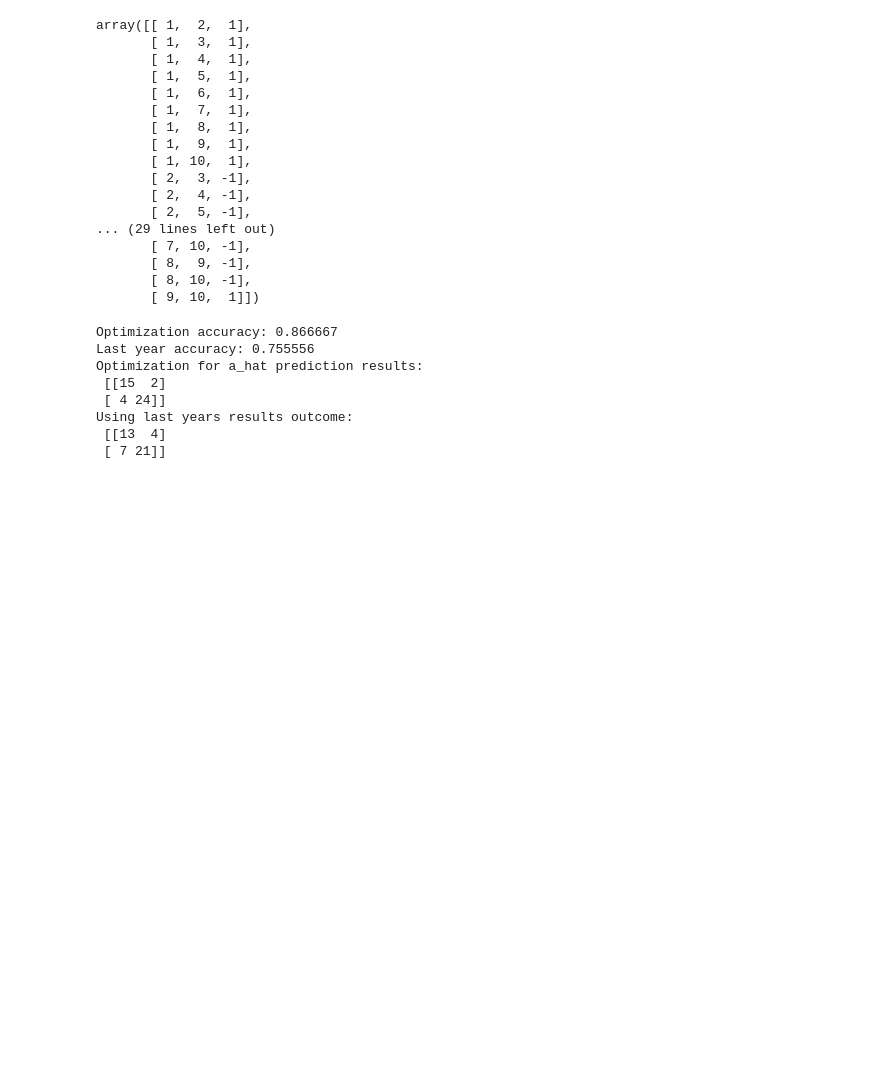
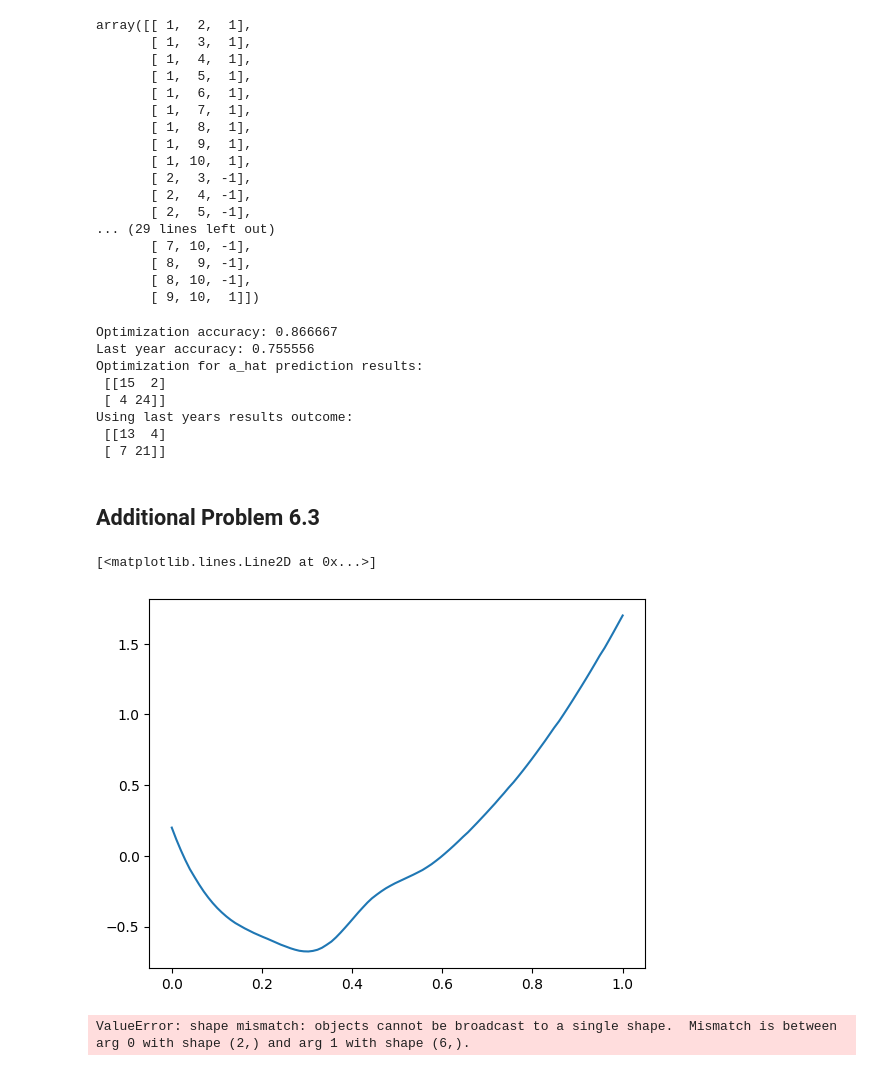
Before and after one commit to Hansespinosa2/cvx-opt-fall24, a Jupyter notebook: homework solutions/hw6/hw6-espinosa-code.ipynb, the cells around one changed output. Saved outputs shown, nothing was run; the diff lists cells and outputs as text; code cells hidden in the pictures; blank space fills up the shorter version.

```diff
--- a/homework solutions/hw6/hw6-espinosa-code.ipynb
+++ b/homework solutions/hw6/hw6-espinosa-code.ipynb
@@ -95,3 +95,50 @@ Optimization for a_hat prediction results:
 Using last years results outcome:
  [[13  4]
  [ 7 21]]
+# %% [markdown]
+## Additional Problem 6.3
+# %%
+import matplotlib.pyplot as plt
+from pwl_fit_data import x,y
+
+plt.plot(x,y)
+# %% [output]
+[<matplotlib.lines.Line2D at 0x...>]
+[figure, added]
+# %%
+import numpy as np
+import cvxpy as cp
+from pwl_fit_data import x,y
+#Parameter setup
+K = 4
+a = np.linspace(0,1,K)
+
+alpha = cp.Variable(K)
+beta = cp.Variable(K)
+
+diag_x = np.diag(x)
+m = diag_x.shape[0]
+
+# Initialize F as a zero matrix of shape (m, K)
+F = np.zeros((m, K))
+zeros = np.zeros(K)
+
+# Fill the matrix F based on the condition
+for i in range(m):
+    col = min(K-1, int(np.ceil(x[i] * K)) - 1)  # Ensure the column index is within bounds
+    F[i, col] = 1
+
+C_a_comp = np.c_[np.diag(a[1:-1]),np.zeros(K-2)] -np.diag(a[1:-1],1)[:-1]
+C_b_comp = np.c_[np.eye(K-2),np.zeros(K-2)] -np.diag(np.ones(K-2),1)[:-1]
+C = np.c_[C_a_comp, C_b_comp]
+
+constraints = [
+    C @ cp.concatenate([alpha[:-1], beta[:-1]],0) == np.zeros((K-1)*2),
+    C_b_comp @ alpha[1:-1] <= np.zeros((K-1)*2)
+]
+
+obj = cp.Minimize(cp.norm2(diag_x @ F @ alpha + F @ beta - y))
+
+problem = cp.Problem(obj, constraints)
+# %% [output]
+ValueError: shape mismatch: objects cannot be broadcast to a single shape.  Mismatch is between arg 0 with shape (2,) and arg 1 with shape (6,).
```
Also changed, not shown: parts of 2 cells of this notebook, 9 other files.
